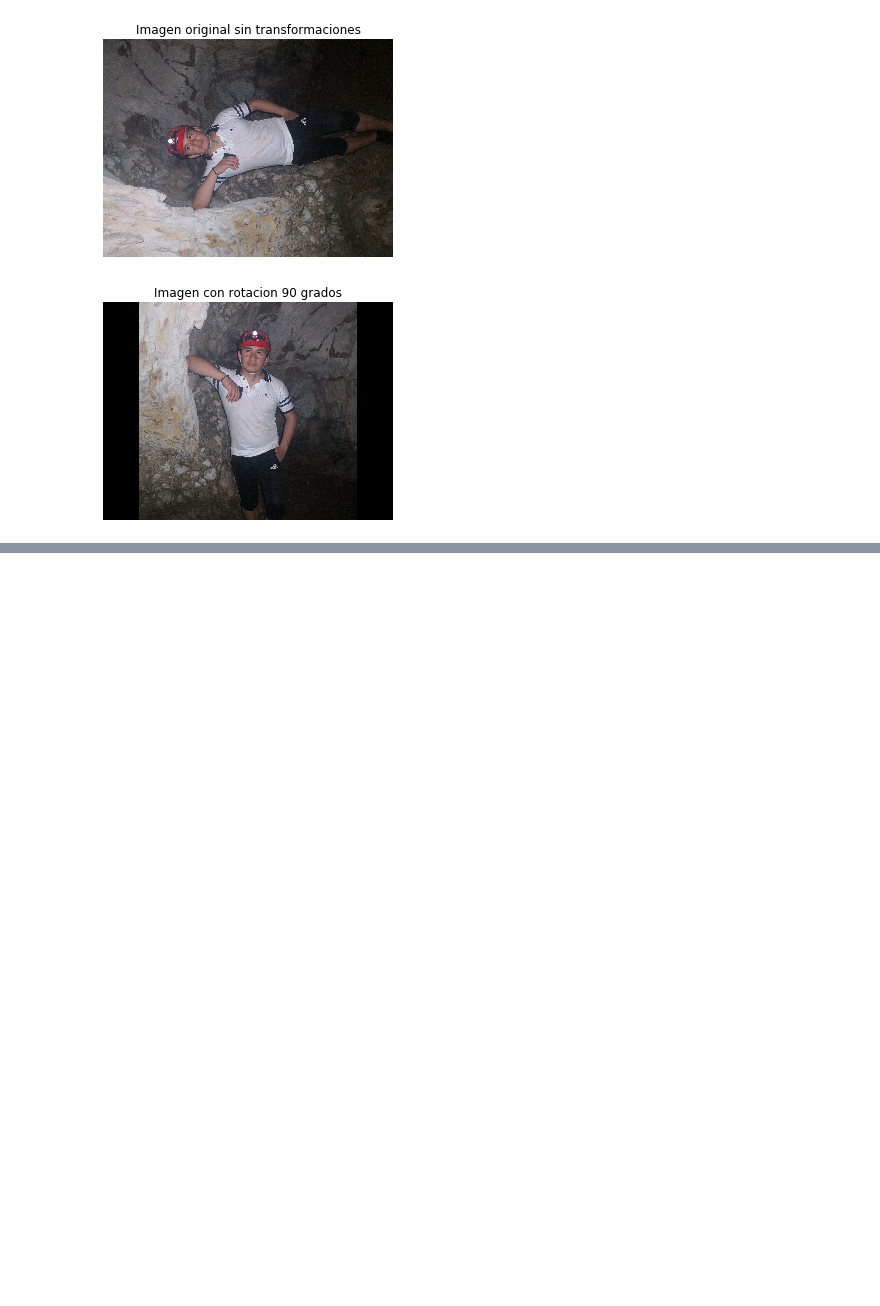
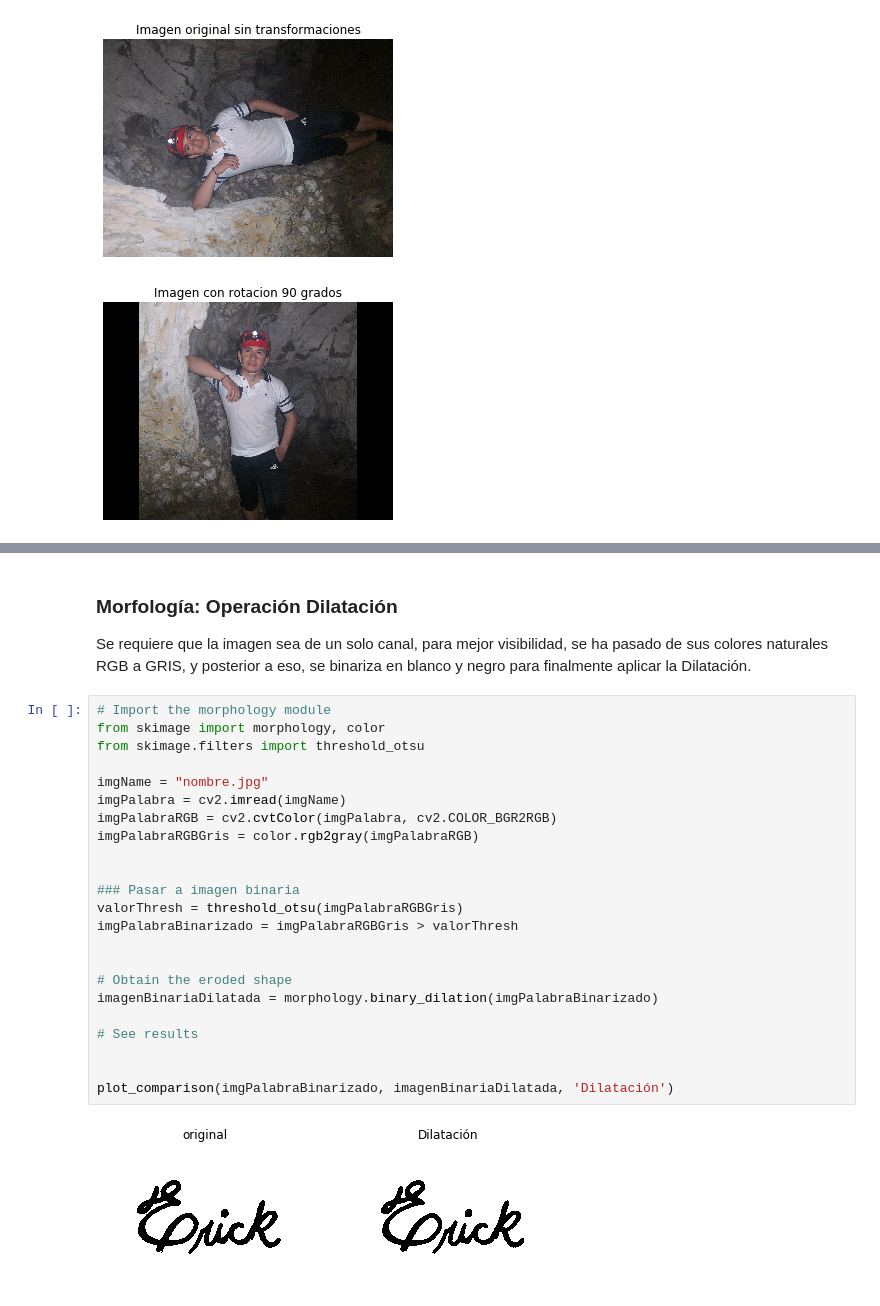
Before and after one commit to epinedaWorks/ProcesadoDeImagenes, a Jupyter notebook: ProcesamientoDeImagenesParte2.ipynb, the cells around one changed output, grey strips where cells are left out. Cells and saved outputs as stored; diff of their text form; blank space fills up the shorter version.

```diff
--- a/ProcesamientoDeImagenesParte2.ipynb
+++ b/ProcesamientoDeImagenesParte2.ipynb
@@ -288,0 +454,28 @@ show_image(rescaled_without_aa, "Transformed without anti aliasing")
+# %% [markdown]
+### Morfología: Operación Dilatación
+Se requiere que la imagen sea de un solo canal, para mejor visibilidad, se ha pasado de sus colores naturales RGB a GRIS, y posterior a eso, se binariza en blanco y negro para finalmente aplicar la Dilatación.
+# %%
+# Import the morphology module
+from skimage import morphology, color
+from skimage.filters import threshold_otsu
+
+imgName = "nombre.jpg"
+imgPalabra = cv2.imread(imgName)
+imgPalabraRGB = cv2.cvtColor(imgPalabra, cv2.COLOR_BGR2RGB)
+imgPalabraRGBGris = color.rgb2gray(imgPalabraRGB)
+
+
+### Pasar a imagen binaria
+valorThresh = threshold_otsu(imgPalabraRGBGris)
+imgPalabraBinarizado = imgPalabraRGBGris > valorThresh
+
+
+# Obtain the eroded shape
+imagenBinariaDilatada = morphology.binary_dilation(imgPalabraBinarizado)
+
+# See results
+
+
+plot_comparison(imgPalabraBinarizado, imagenBinariaDilatada, 'Dilatación')
+# %% [output]
+[figure, added]
```
Also changed, not shown: parts of 20 cells of this notebook, 1 other file.
